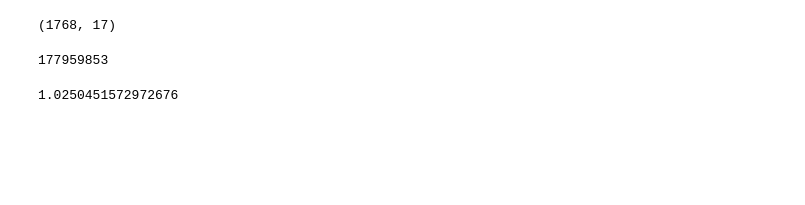
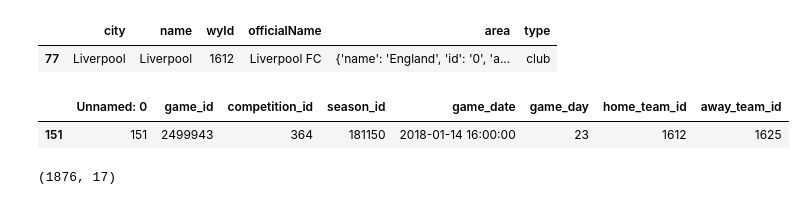
Before and after one commit to stephen989/football-analysis, a Jupyter notebook: match_phases.ipynb, the cells around one changed output. Saved outputs shown, nothing was run; the diff lists cells and outputs as text; code cells hidden in the pictures; blank space fills up the shorter version.

```diff
--- a/match_phases.ipynb
+++ b/match_phases.ipynb
@@ -10,18 +10,21 @@ import graphing
 # %%
 events = pd.read_csv("datasets/events_England.csv")
 teams = pd.read_csv("datasets/teams.csv")
+matches = pd.read_csv("datasets/games.csv")
+# %%
+teams[teams.name.str.contains("Liverpool")]
+# %% [output]
+|  | city | name | wyId | officialName | area | type |
+| 77 | Liverpool | Liverpool | 1612 | Liverpool FC | {'name': 'England', 'id': '0', 'a... | club |
+# %%
+matches[matches.game_id==2499943]
+# %% [output]
+|  | Unnamed: 0 | game_id | competition_id | season_id | game_date | game_day | home_team_id | away_team_id |
+| 151 | 151 | 2499943 | 364 | 181150 | 2018-01-14 16:00:00 | 23 | 1612 | 1625 |
 # %%
 teams.index = teams.wyId
 # %%
-match = events[events.matchId==2499719]
+match = events.loc[events.matchId==2499943, :].copy()
 match.shape
 # %% [output]
-(1768, 17)
+(1876, 17)
-# %%
-match.iloc[640].id
-# %% [output]
-177959853
-# %%
-1.16**(1/6)
-# %% [output]
-1.0250451572972676
```
Also changed, not shown: parts of 28 cells of this notebook.
